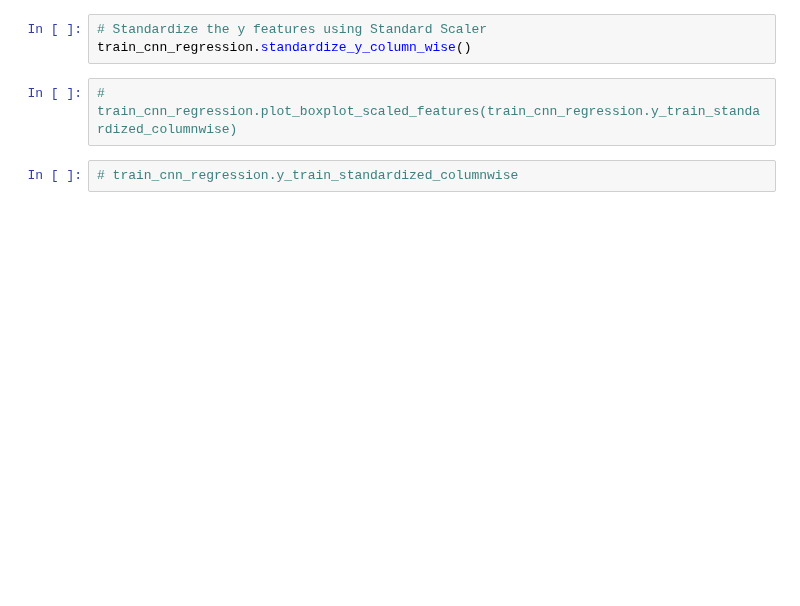
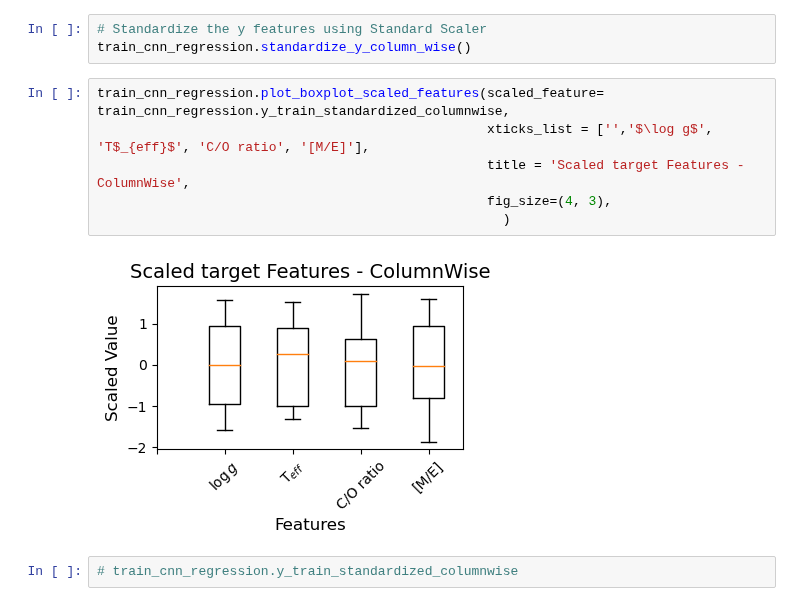
Before and after one commit to EhsanGharibNezhad/TelescopeML, a Jupyter notebook: notebooks/Predict_BrownDwarf_Parameters.ipynb, the cells around one changed output. Saved outputs shown, nothing was run; the diff lists cells and outputs as text; blank space fills up the shorter version.

```diff
--- a/notebooks/Predict_BrownDwarf_Parameters.ipynb
+++ b/notebooks/Predict_BrownDwarf_Parameters.ipynb
@@ -113,7 +130,13 @@ train_cnn_regression.standardize_X_row_wise()
 # %%
 # Standardize the y features using Standard Scaler
 train_cnn_regression.standardize_y_column_wise()
-# %%
-# train_cnn_regression.plot_boxplot_scaled_features(train_cnn_regression.y_train_standardized_columnwise)
+# %%
+train_cnn_regression.plot_boxplot_scaled_features(scaled_feature= train_cnn_regression.y_train_standardized_columnwise,
+                                                  xticks_list = ['','$\log g$', 'T$_{eff}$', 'C/O ratio', '[M/E]'],
+                                                  title = 'Scaled target Features - ColumnWise',
+                                                  fig_size=(4, 3),
+                                                    )
+# %% [output]
+[figure, added]
 # %%
 # train_cnn_regression.y_train_standardized_columnwise
```
Also changed, not shown: parts of 100 cells of this notebook.
